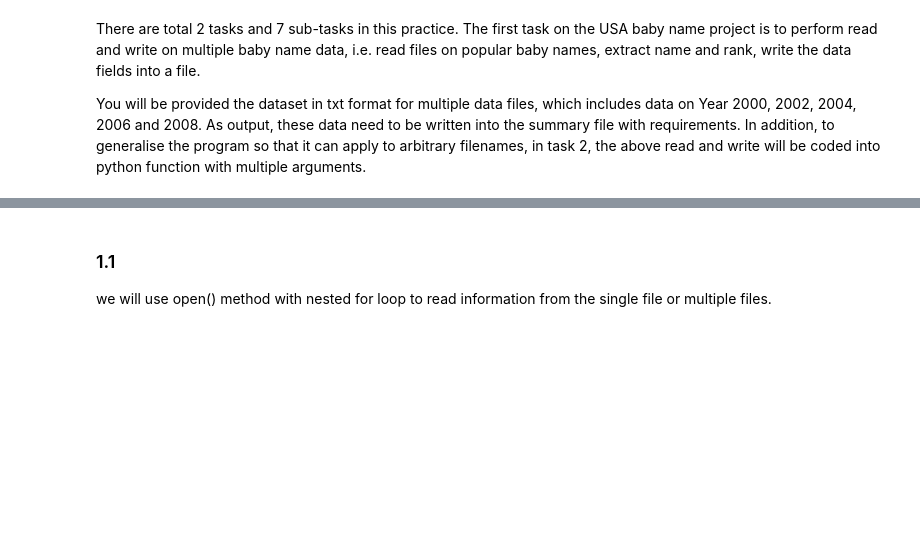
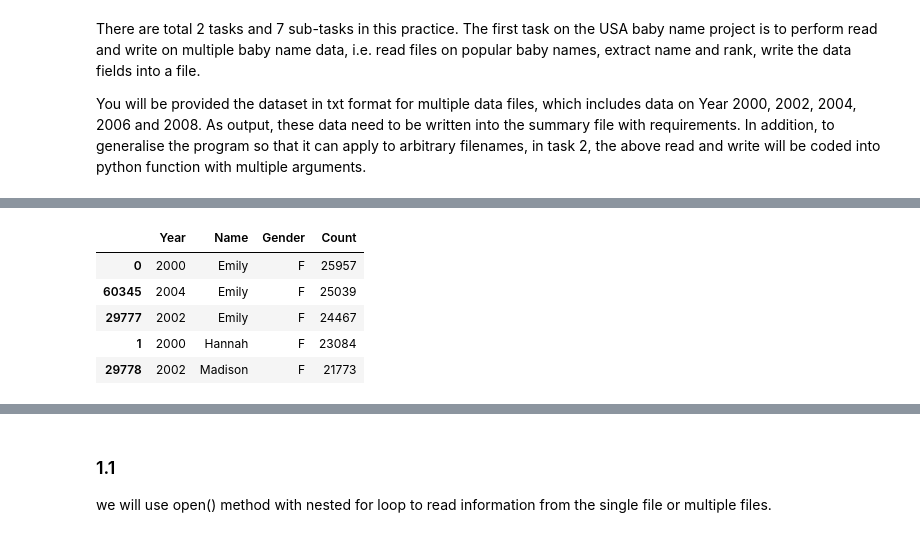
Before and after one commit to Afique1/Big-Data, a Jupyter notebook: Analysis_on_baby_names/Code/M02_BabyNames.ipynb, the cells around one changed output, grey strips where cells are left out. Saved outputs shown, nothing was run; the diff lists cells and outputs as text; code cells hidden in the pictures; blank space fills up the shorter version.

```diff
--- a/Analysis_on_baby_names/Code/M02_BabyNames.ipynb
+++ b/Analysis_on_baby_names/Code/M02_BabyNames.ipynb
@@ -20,0 +129,12 @@ Writing and Reading Text Files
+# %%
+# prompt: # Get the top 5 rows based on the 'Count' column where gender is F
+
+top_5_female = df[df['Gender'] == 'F'].nlargest(5, 'Count')
+top_5_female
+# %% [output]
+|  | Year | Name | Gender | Count |
+| 0 | 2000 | Emily | F | 25957 |
+| 60345 | 2004 | Emily | F | 25039 |
+| 29777 | 2002 | Emily | F | 24467 |
+| 1 | 2000 | Hannah | F | 23084 |
+| 29778 | 2002 | Madison | F | 21773 |
```
Also changed, not shown: parts of 17 cells of this notebook.
